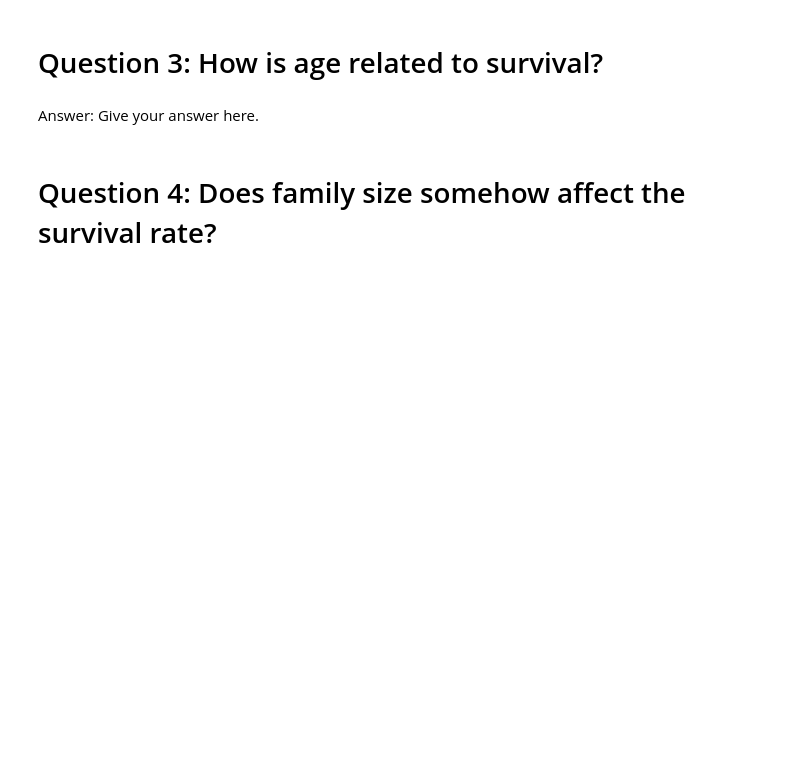
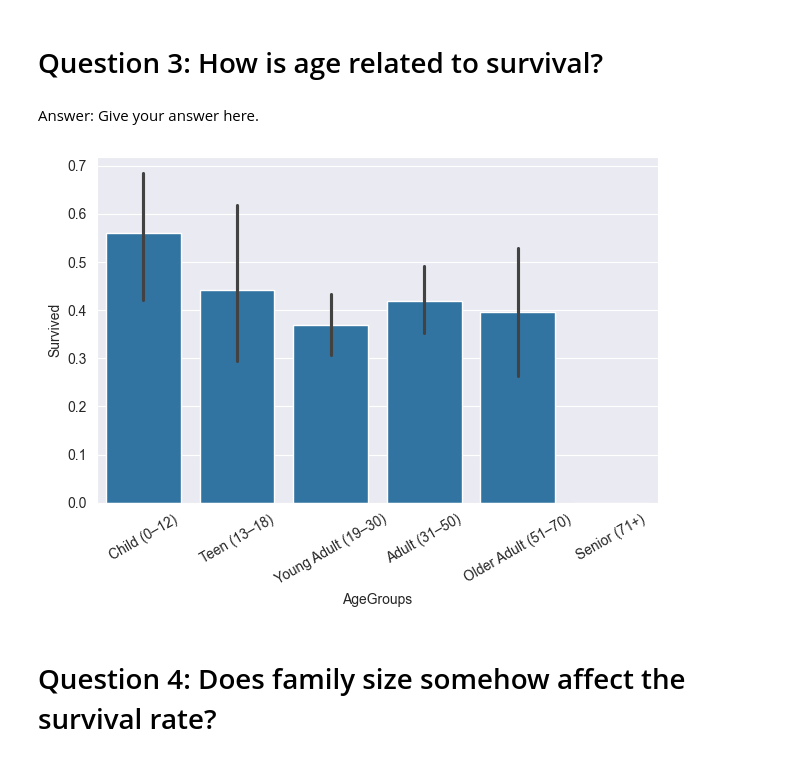
Before and after one commit to sorliee/assignment_1_mm, a Jupyter notebook: ex2a.ipynb, the cells around one changed output. Saved outputs shown, nothing was run; the diff lists cells and outputs as text; code cells hidden in the pictures; blank space fills up the shorter version.

```diff
--- a/ex2a.ipynb
+++ b/ex2a.ipynb
@@ -66,3 +80,12 @@ Answer: Give your answer here.
+# %%
+# Show the relevant statistics or visualization(s) to support your answer
+bins   = [0, 12, 18, 30, 50, 70, 120]
+labels = ["Child (0–12)", "Teen (13–18)", "Young Adult (19–30)","Adult (31–50)", "Older Adult (51–70)", "Senior (71+)"]
+data["AgeGroups"] = pd.cut(data["Age"], bins=bins, labels=labels, include_lowest=True, ordered=True)
+sns.barplot(x="AgeGroups", y="Survived", data=data, order=labels)
+plt.xticks(rotation=30); plt.tight_layout(); plt.show()
+# %% [output]
+[figure, added]
 # %% [markdown]
 # Question 4: Does family size somehow affect the survival rate?
 # %% [markdown]
```
Also changed, not shown: parts of 7 cells of this notebook, 1 other file.
